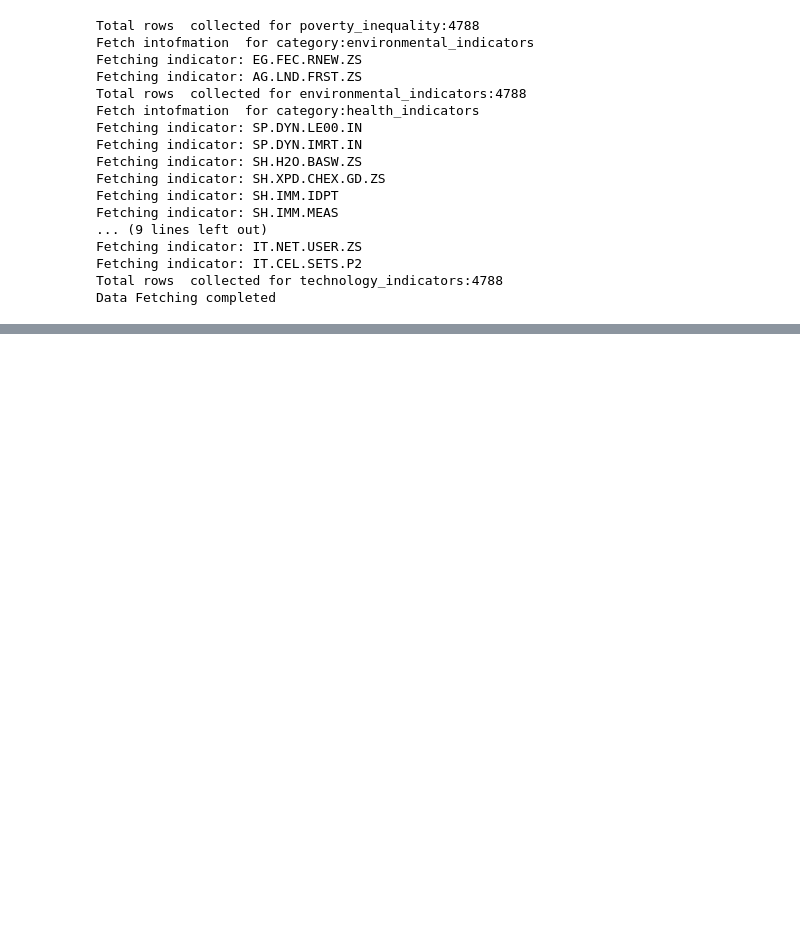
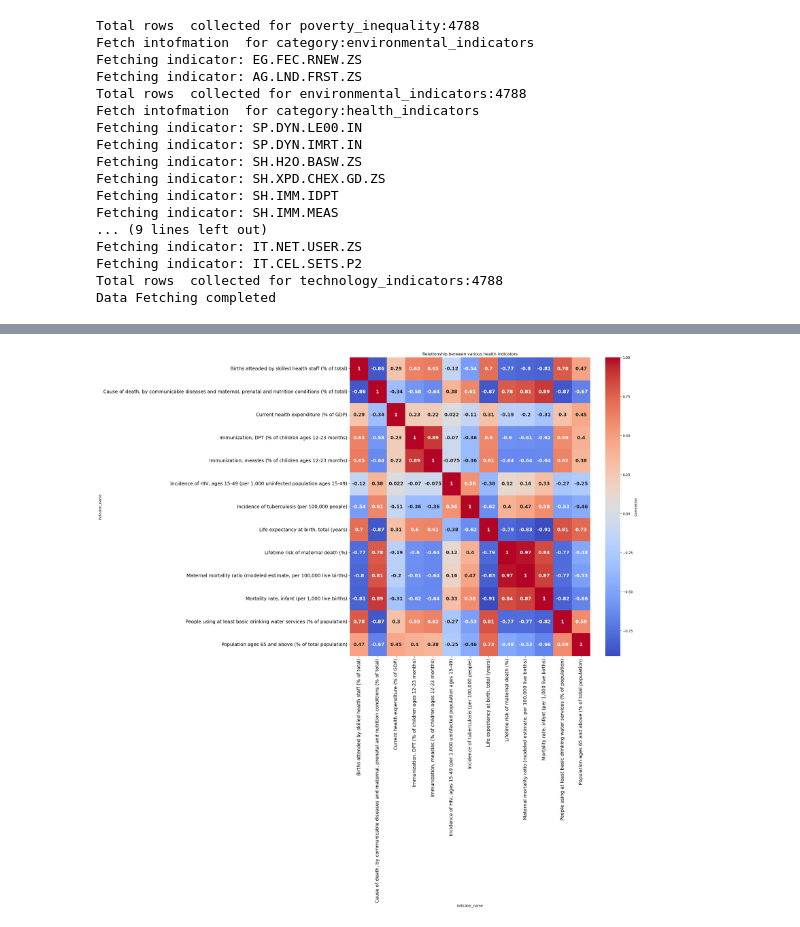
Before and after one commit to Rcloud173/real-world-data-analytics, a Jupyter notebook: GlobePulse Analytics/main.ipynb, the cells around one changed output, grey strips where cells are left out. Cells and saved outputs as stored; diff of their text form; code cells hidden in the pictures; blank space fills up the shorter version.

```diff
--- a/GlobePulse Analytics/main.ipynb
+++ b/GlobePulse Analytics/main.ipynb
@@ -327,0 +333,24 @@ trade.to_csv("trade.csv")
+# %%
+df_wide = health.pivot_table(index=["country_value","year"],
+                             columns="indicator_name",
+                             values="value"
+                             )
+corr= df_wide.corr()
+import seaborn as sns
+import matplotlib.pyplot as plt
+
+plt.figure(figsize=(16,16), facecolor="none")
+ax= sns.heatmap(
+    corr,
+    annot=True,
+    cmap= "coolwarm",
+    cbar_kws= {"label":"Correlation"},
+    annot_kws= {"fontsize":14, "fontweight":"bold"}
+)
+plt.title("Relationship between various health indicators")
+
+ax.tick_params(axis="x",labelsize=14)
+ax.tick_params(axis="y",labelsize=14)
+plt.show()
+# %% [output]
+[figure, added]
```
Also changed, not shown: parts of 6 cells of this notebook, 1 other file.
